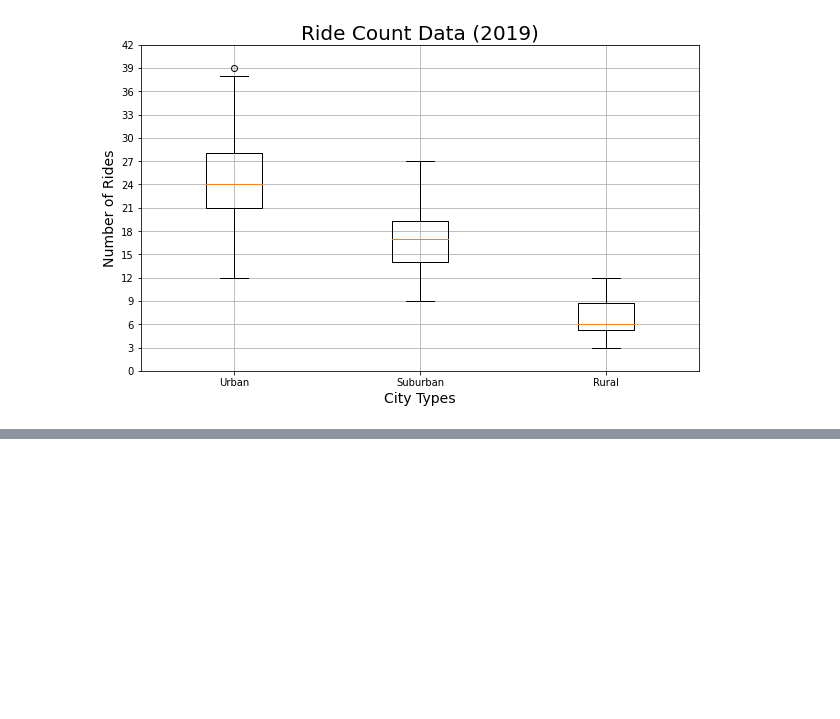
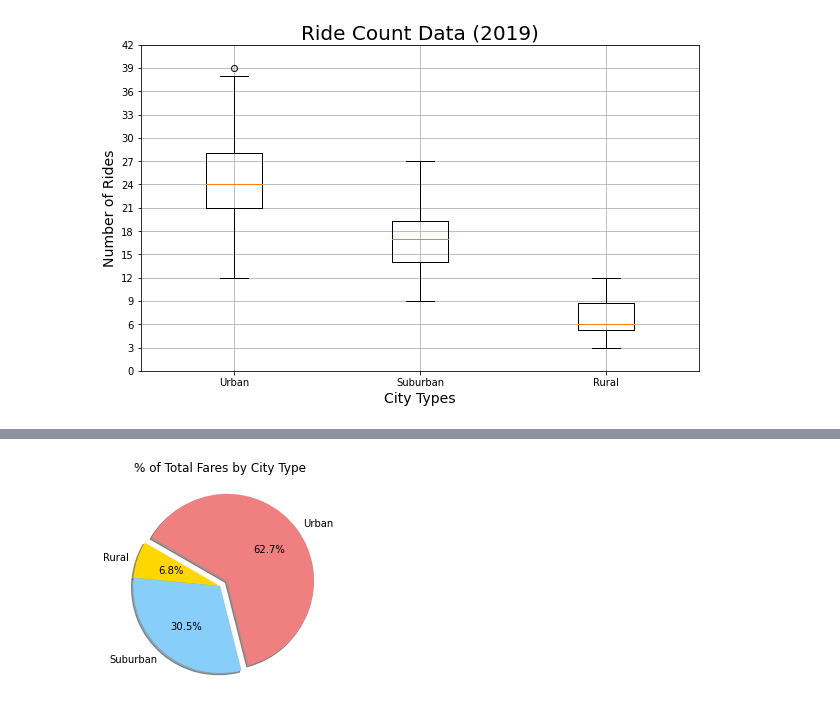
Before and after one commit to NassimNatA/PyBer_Analysis, a Jupyter notebook: PyBer_Analysis .ipynb, the cells around one changed output, grey strips where cells are left out. Saved outputs shown, nothing was run; the diff lists cells and outputs as text; code cells hidden in the pictures; blank space fills up the shorter version.

```diff
--- a/PyBer_Analysis .ipynb
+++ b/PyBer_Analysis .ipynb
@@ -488,0 +505,13 @@ Name: driver_count, dtype: float64
+# %%
+# Build the percentage of fares by city type pie chart.
+plt.pie(type_percents,
+    labels=["Rural", "Suburban", "Urban"],
+    colors=["gold", "lightskyblue", "lightcoral"],
+    explode=[0, 0, 0.1],
+    autopct='%1.1f%%',
+    shadow=True, startangle=150)
+plt.title("% of Total Fares by City Type")
+# Show Figure
+plt.show()
+# %% [output]
+[figure, added]
```
Also changed, not shown: parts of 9 cells of this notebook.
